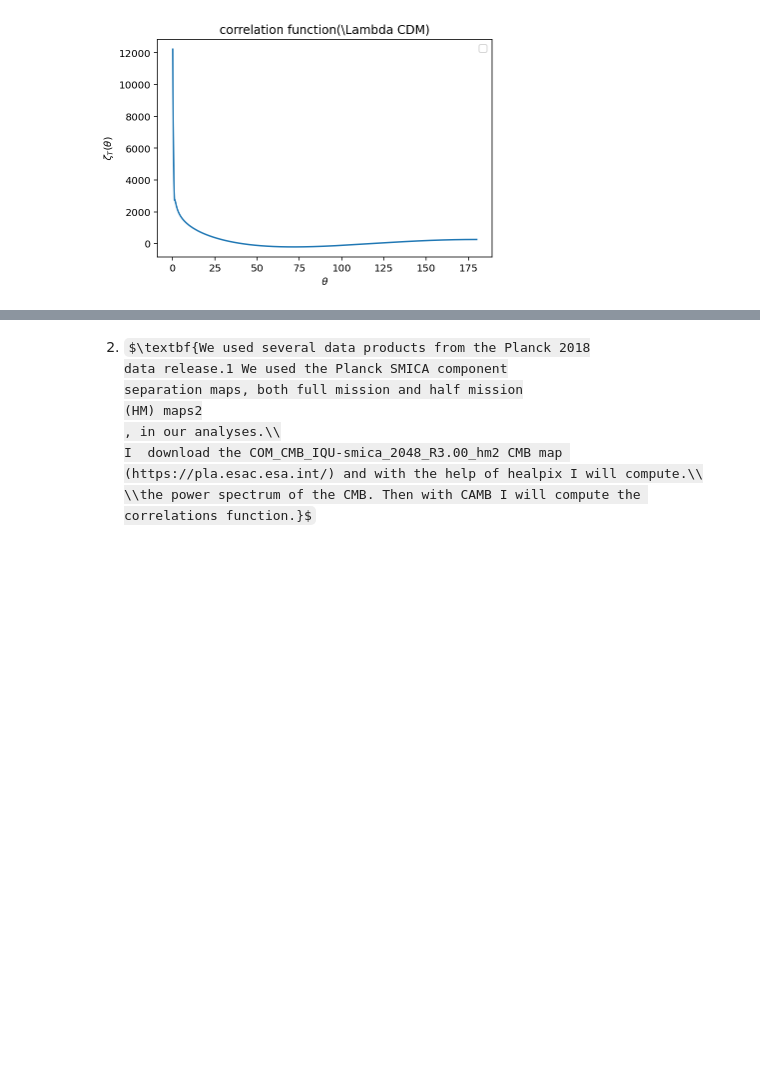
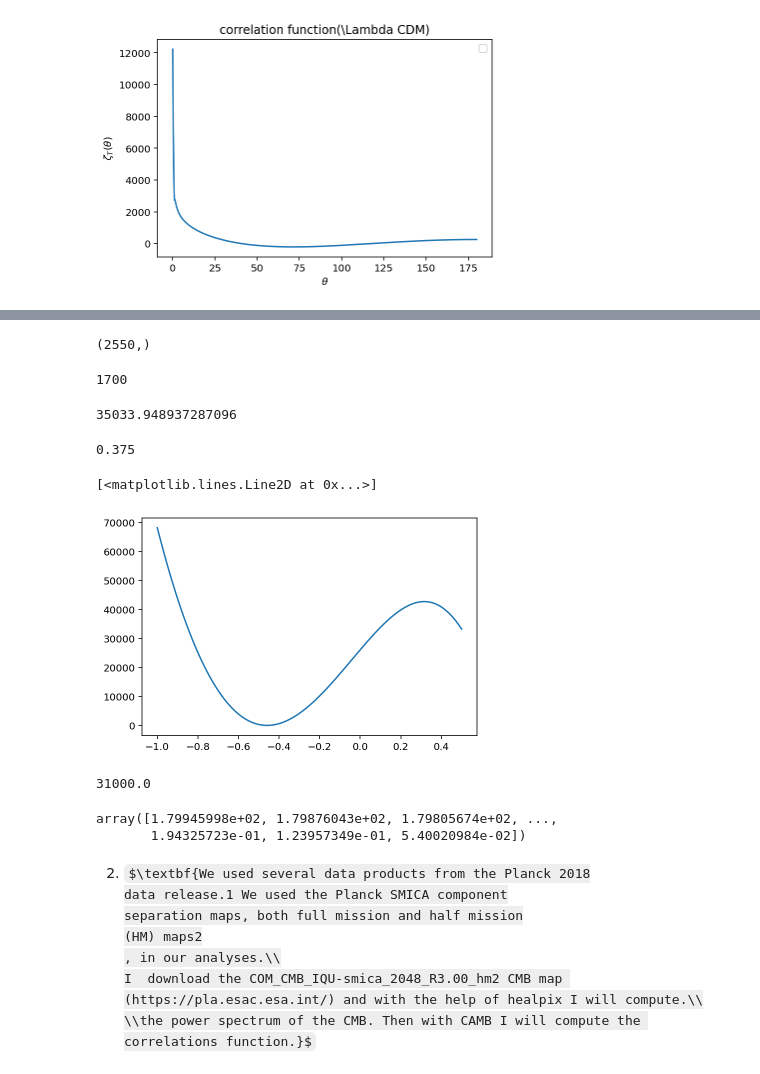
Before and after one commit to Augustocmb/cmblss, a Jupyter notebook: code/cmblss-main/correlation-function.ipynb, the cells around one changed output, grey strips where cells are left out. Saved outputs shown, nothing was run; the diff lists cells and outputs as text; code cells hidden in the pictures; some formulas as TeX source; blank space fills up the shorter version.

```diff
--- a/code/cmblss-main/correlation-function.ipynb
+++ b/code/cmblss-main/correlation-function.ipynb
@@ -67,0 +79,10 @@ No artists with labels found to put in legend.  Note that artists whose label st
+# %%
+xvalss[1:].shape
+# %% [output]
+(2550,)
+# %%
+# Define the integration limits
+intlim = (xvalss[1:] >= -1) * (xvalss[1:] < 1./2.)
+print(intlim.sum())
+# %% [output]
+1700
@@ -68,3 +92,26 @@ No artists with labels found to put in legend.  Note that artists whose label st
+# %%
+# I do the integrals
+np.sum(corrs[1:,0][intlim]**2*Dcosth[intlim])
+# %% [output]
+35033.948937287096
+# %%
+1./24. +1./3.
+# %% [output]
+0.375
+# %%
+plt.plot(xvalss[1:][intlim],corrs[1:,0][intlim]**2)
+# %% [output]
+[<matplotlib.lines.Line2D at 0x...>]
+[figure, added]
+# %%
+65000*0.4/2. + 0.8*45000/2.
+# %% [output]
+31000.0
+# %%
+theta
+# %% [output]
+array([1.79945998e+02, 1.79876043e+02, 1.79805674e+02, ...,
+       1.94325723e-01, 1.23957349e-01, 5.40020984e-02])
 # %% [markdown]
 2. $\textbf{We used several data products from the Planck 2018
 data release.1 We used the Planck SMICA component
```
Also changed, not shown: parts of 41 cells of this notebook.
